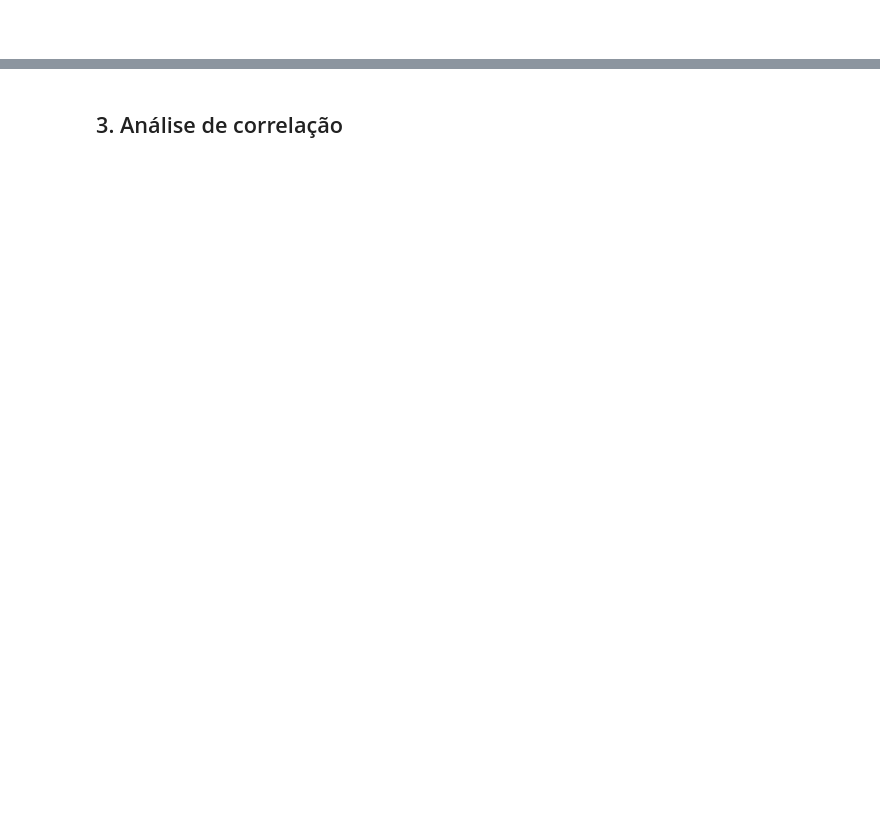
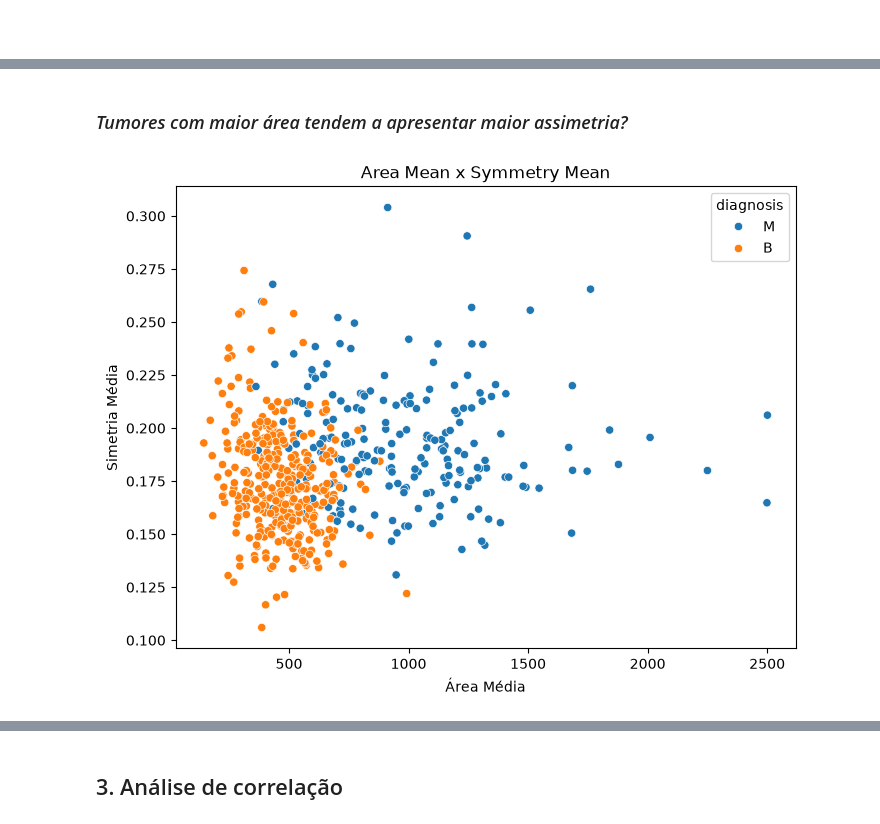
Before and after one commit to Rafael-Evangelista/tech-challenge-fiap, a Jupyter notebook: notebooks/01_analise_e_modelagem.ipynb, the cells around one changed output, grey strips where cells are left out. Saved outputs shown, nothing was run; the diff lists cells and outputs as text; code cells hidden in the pictures; blank space fills up the shorter version.

```diff
--- a/notebooks/01_analise_e_modelagem.ipynb
+++ b/notebooks/01_analise_e_modelagem.ipynb
@@ -280,0 +336,19 @@ Observa-se também que as medianas dos grupos encontram-se claramente separadas,
+# %% [markdown]
+### *Tumores com maior área tendem a apresentar maior assimetria?*
+# %%
+plt.figure(figsize=(8,6))
+
+sns.scatterplot(
+    data=df,
+    x='area_mean',
+    y='symmetry_mean',
+    hue='diagnosis'
+)
+
+plt.title('Area Mean x Symmetry Mean')
+plt.xlabel('Área Média')
+plt.ylabel('Simetria Média')
+
+plt.show()
+# %% [output]
+[figure, added]
```
Also changed, not shown: parts of 56 cells of this notebook.
